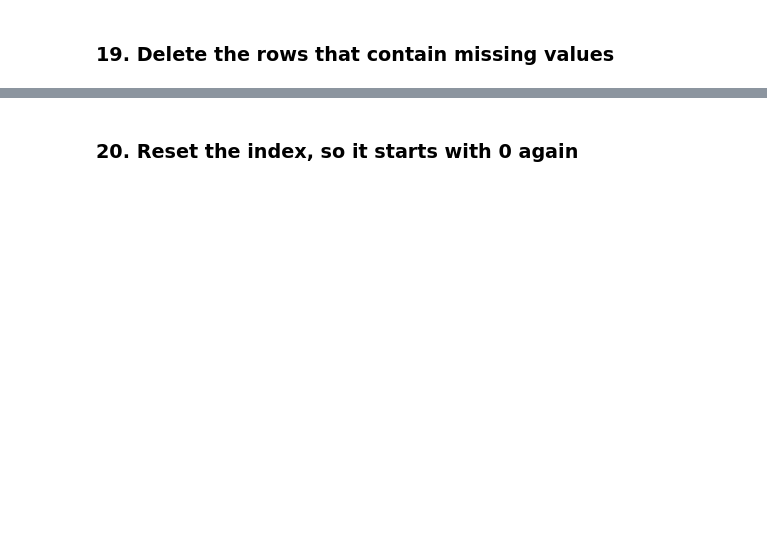
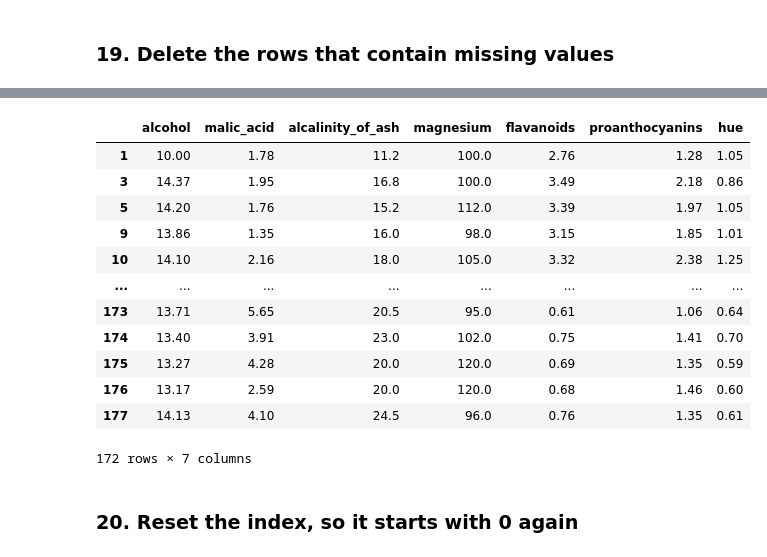
Before and after one commit to Flute22/Python, a Jupyter notebook: Practice/Basic Data Manipulation - Visualization Exercise/Basic_Data_Manipulation_Visualization_Exercise.ipynb, the cells around one changed output, grey strips where cells are left out. Saved outputs shown, nothing was run; the diff lists cells and outputs as text; code cells hidden in the pictures; blank space fills up the shorter version.

```diff
--- a/Practice/Basic Data Manipulation - Visualization Exercise/Basic_Data_Manipulation_Visualization_Exercise.ipynb
+++ b/Practice/Basic Data Manipulation - Visualization Exercise/Basic_Data_Manipulation_Visualization_Exercise.ipynb
@@ -151,2 +364,20 @@ The attributes are (dontated by Riccardo Leardi, riclea '@' anchem.unige.it):
+# %%
+# The standard way (Drops rows with any missing values and returns a new DataFrame)
+wine_cleaned2 = wine.dropna()
+wine_cleaned2
+# %% [output]
+|  | alcohol | malic_acid | alcalinity_of_ash | magnesium | flavanoids | proanthocyanins | hue |
+| 1 | 10.00 | 1.78 | 11.2 | 100.0 | 2.76 | 1.28 | 1.05 |
+| 3 | 14.37 | 1.95 | 16.8 | 100.0 | 3.49 | 2.18 | 0.86 |
+| 5 | 14.20 | 1.76 | 15.2 | 112.0 | 3.39 | 1.97 | 1.05 |
+| 9 | 13.86 | 1.35 | 16.0 | 98.0 | 3.15 | 1.85 | 1.01 |
+| 10 | 14.10 | 2.16 | 18.0 | 105.0 | 3.32 | 2.38 | 1.25 |
+| ... | ... | ... | ... | ... | ... | ... | ... |
+| 173 | 13.71 | 5.65 | 20.5 | 95.0 | 0.61 | 1.06 | 0.64 |
+| 174 | 13.40 | 3.91 | 23.0 | 102.0 | 0.75 | 1.41 | 0.70 |
+| 175 | 13.27 | 4.28 | 20.0 | 120.0 | 0.69 | 1.35 | 0.59 |
+| 176 | 13.17 | 2.59 | 20.0 | 120.0 | 0.68 | 1.46 | 0.60 |
+| 177 | 14.13 | 4.10 | 24.5 | 96.0 | 0.76 | 1.35 | 0.61 |
+172 rows × 7 columns
 # %% [markdown]
 ### 20.  Reset the index, so it starts with 0 again
```
Also changed, not shown: parts of 26 cells of this notebook, 11 other files.
